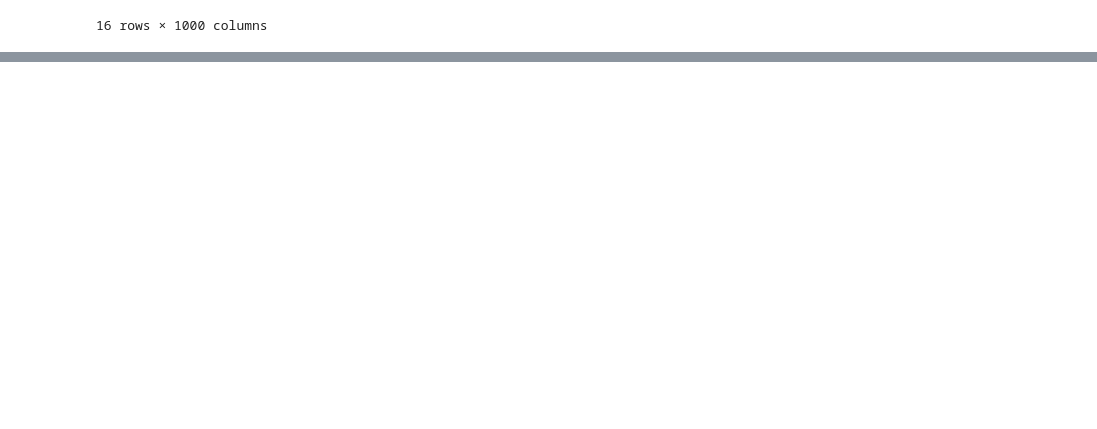
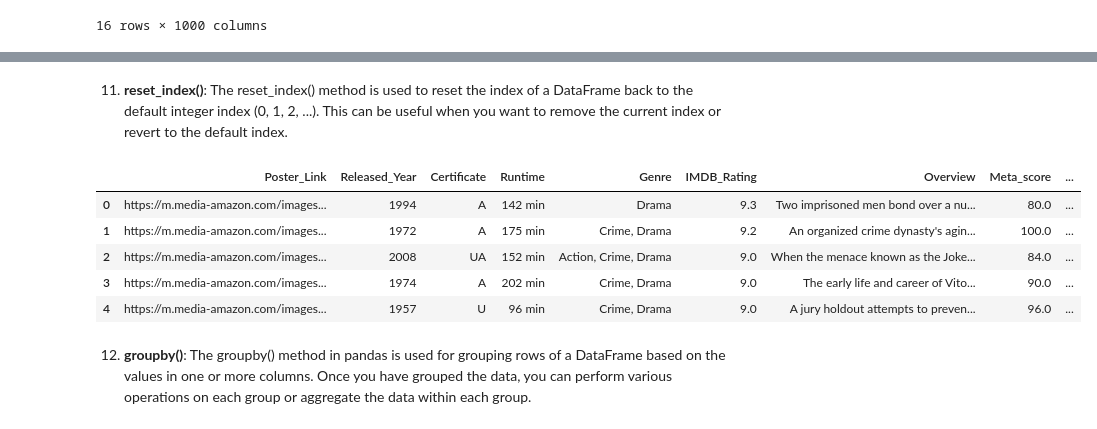
Before and after one commit to Kamran1819G/Computing-Lab-2, a Jupyter notebook: CL Exp - 3.ipynb, the cells around one changed output, grey strips where cells are left out. Drawn from its saved outputs; the diff is of its cells as text; code cells hidden in the pictures; blank space fills up the shorter version.

```diff
--- a/CL Exp - 3.ipynb
+++ b/CL Exp - 3.ipynb
@@ -146,0 +197,14 @@ df.transpose()
+# %% [markdown]
+11. **reset_index()**: The reset_index() method is used to reset the index of a DataFrame back to the default integer index (0, 1, 2, ...). This can be useful when you want to remove the current index or revert to the default index.
+# %%
+df.reset_index(drop=True, inplace=True)
+df.head()
+# %% [output]
+|  | Poster_Link | Released_Year | Certificate | Runtime | Genre | IMDB_Rating | Overview | Meta_score | ... |
+| 0 | https://m.media-amazon.com/images... | 1994 | A | 142 min | Drama | 9.3 | Two imprisoned men bond over a nu... | 80.0 | ... |
+| 1 | https://m.media-amazon.com/images... | 1972 | A | 175 min | Crime, Drama | 9.2 | An organized crime dynasty's agin... | 100.0 | ... |
+| 2 | https://m.media-amazon.com/images... | 2008 | UA | 152 min | Action, Crime, Drama | 9.0 | When the menace known as the Joke... | 84.0 | ... |
+| 3 | https://m.media-amazon.com/images... | 1974 | A | 202 min | Crime, Drama | 9.0 | The early life and career of Vito... | 90.0 | ... |
+| 4 | https://m.media-amazon.com/images... | 1957 | U | 96 min | Crime, Drama | 9.0 | A jury holdout attempts to preven... | 96.0 | ... |
+# %% [markdown]
+12. **groupby()**: The groupby() method in pandas is used for grouping rows of a DataFrame based on the values in one or more columns. Once you have grouped the data, you can perform various operations on each group or aggregate the data within each group.
```
Also changed, not shown: parts of 12 cells of this notebook.
